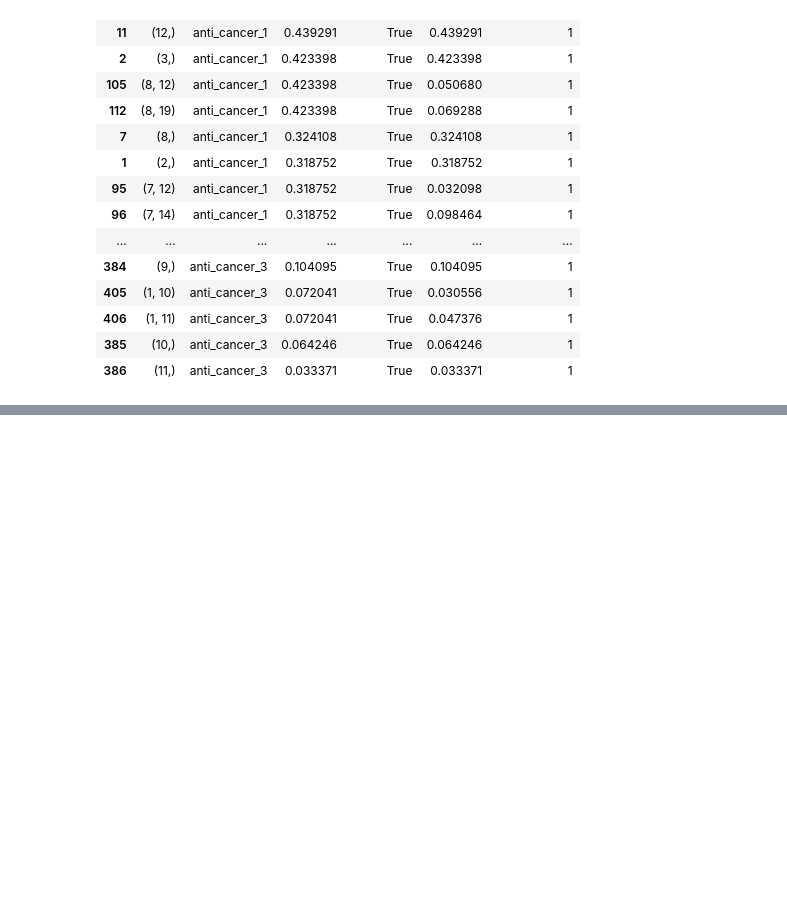
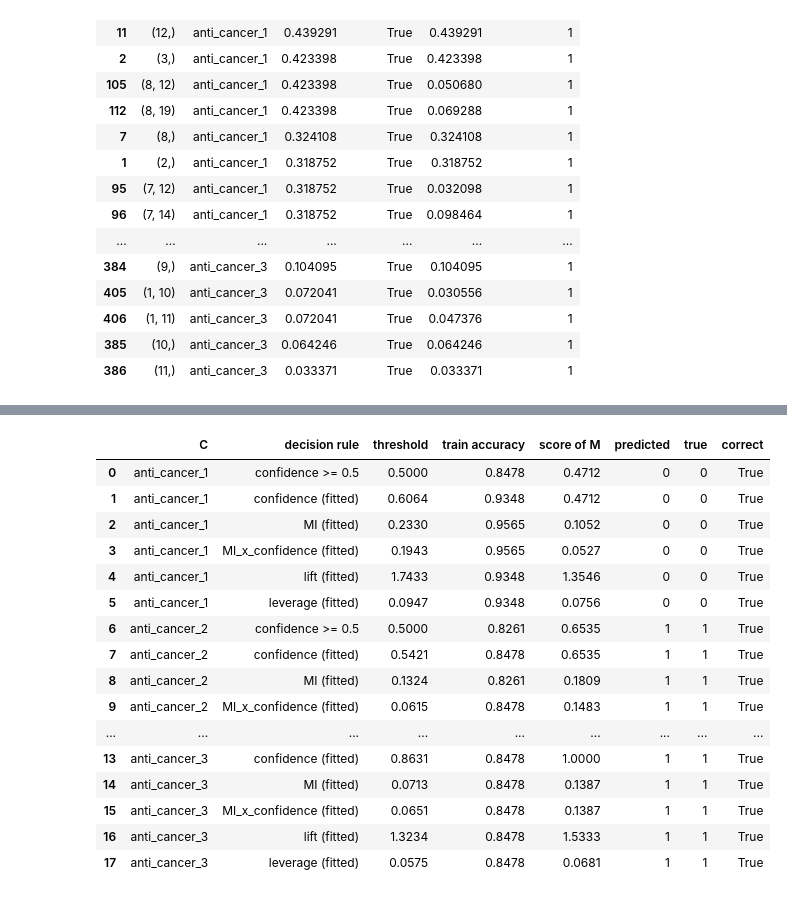
Before and after one commit to SMesForoush/DataMiningHomework4, a Jupyter notebook: homework4.ipynb, the cells around one changed output, grey strips where cells are left out. Cells and saved outputs as stored; diff of their text form; code cells hidden in the pictures; blank space fills up the shorter version.

```diff
--- a/homework4.ipynb
+++ b/homework4.ipynb
@@ -320,3 +320,10 @@ representative_rules
 | 406 | (1, 11) | anti_cancer_3 | 0.072041 | True | 0.047376 | 1 |
 | 385 | (10,) | anti_cancer_3 | 0.064246 | True | 0.064246 | 1 |
 | 386 | (11,) | anti_cancer_3 | 0.033371 | True | 0.033371 | 1 |
+# %%
+test_name = f"mol{test.index[0]}"
+test_molecule = Chem.MolFromSmiles(test["SMILES"].values[0].strip())
+fragments_in_M = {fragment_id for fragment_id, query in fragment_queries.items() if contains_fragment(test_molecule, query)}
+
+print("M =", test_name, test["SMILES"].values[0])
+fragment_table[fragment_table["id"].isin(fragments_in_M)][["id", "description", "s_abs"]]
@@ -322,0 +380,8 @@ representative_rules
+# %%
+def group_scores(rules):
+    scores = rules.groupby("C")[MEASURES].mean().reindex(ACTIVITY_LABELS)
+    scores.insert(0, "n_rules", rules.groupby("C").size().reindex(ACTIVITY_LABELS, fill_value=0))
+    return scores
+
+scores_M = group_scores(rules_for_M)
+scores_M
@@ -322,0 +394,64 @@ representative_rules
+# %%
+fragments_in_train_molecule = {
+    name: {X[0] for X, names in molecules_subgraphs_appearance.items() if len(X) == 1 and name in names}
+    for name in train["name"]
+}
+
+train_scores = pd.concat(
+    {name: group_scores(rules_matching(fragments)) for name, fragments in fragments_in_train_molecule.items()},
+    names=["name", "C"],
+).reset_index()
+train_scores["true"] = [
+    int(train.loc[train["name"] == name, label].iloc[0])
+    for name, label in zip(train_scores["name"], train_scores["C"])
+]
+
+def fit_threshold(scores, truth):
+    """Threshold t (predict active iff score >= t) with the best accuracy; a missing score counts as inactive."""
+    scores = np.nan_to_num(scores, nan=-np.inf)
+    values = np.unique(scores[np.isfinite(scores)])
+    candidates = np.concatenate([[values[0] - 1e-9], (values[:-1] + values[1:]) / 2, [values[-1] + 1e-9]])
+    accuracies = [((scores >= t).astype(int) == truth).mean() for t in candidates]
+    best = int(np.argmax(accuracies))
+    return candidates[best], accuracies[best]
+
+def predict(score, threshold):
+    return int(not np.isnan(score) and score >= threshold)
+
+prediction_rows = []
+for label in ACTIVITY_LABELS:
+    label_scores = train_scores[train_scores["C"] == label]
+    true_M = int(test[label].iloc[0])
+
+    fixed_train_accuracy = (label_scores["confidence"].fillna(0).ge(0.5).astype(int) == label_scores["true"]).mean()
+    prediction_rows.append((label, "confidence >= 0.5", 0.5, fixed_train_accuracy,
+                            scores_M.loc[label, "confidence"], predict(scores_M.loc[label, "confidence"], 0.5), true_M))
+
+    for measure in MEASURES:
+        threshold, train_accuracy = fit_threshold(label_scores[measure].to_numpy(), label_scores["true"].to_numpy())
+        score = scores_M.loc[label, measure]
+        prediction_rows.append((label, f"{measure} (fitted)", threshold, train_accuracy, score, predict(score, threshold), true_M))
+
+predictions = pd.DataFrame(
+    prediction_rows, columns=["C", "decision rule", "threshold", "train accuracy", "score of M", "predicted", "true"]
+)
+predictions["correct"] = predictions["predicted"] == predictions["true"]
+predictions.round(4)
+# %% [output]
+|  | C | decision rule | threshold | train accuracy | score of M | predicted | true | correct |
+| 0 | anti_cancer_1 | confidence >= 0.5 | 0.5000 | 0.8478 | 0.4712 | 0 | 0 | True |
+| 1 | anti_cancer_1 | confidence (fitted) | 0.6064 | 0.9348 | 0.4712 | 0 | 0 | True |
+| 2 | anti_cancer_1 | MI (fitted) | 0.2330 | 0.9565 | 0.1052 | 0 | 0 | True |
+| 3 | anti_cancer_1 | MI_x_confidence (fitted) | 0.1943 | 0.9565 | 0.0527 | 0 | 0 | True |
+| 4 | anti_cancer_1 | lift (fitted) | 1.7433 | 0.9348 | 1.3546 | 0 | 0 | True |
+| 5 | anti_cancer_1 | leverage (fitted) | 0.0947 | 0.9348 | 0.0756 | 0 | 0 | True |
+| 6 | anti_cancer_2 | confidence >= 0.5 | 0.5000 | 0.8261 | 0.6535 | 1 | 1 | True |
+| 7 | anti_cancer_2 | confidence (fitted) | 0.5421 | 0.8478 | 0.6535 | 1 | 1 | True |
+| 8 | anti_cancer_2 | MI (fitted) | 0.1324 | 0.8261 | 0.1809 | 1 | 1 | True |
+| 9 | anti_cancer_2 | MI_x_confidence (fitted) | 0.0615 | 0.8478 | 0.1483 | 1 | 1 | True |
+| ... | ... | ... | ... | ... | ... | ... | ... | ... |
+| 13 | anti_cancer_3 | confidence (fitted) | 0.8631 | 0.8478 | 1.0000 | 1 | 1 | True |
+| 14 | anti_cancer_3 | MI (fitted) | 0.0713 | 0.8478 | 0.1387 | 1 | 1 | True |
+| 15 | anti_cancer_3 | MI_x_confidence (fitted) | 0.0651 | 0.8478 | 0.1387 | 1 | 1 | True |
+| 16 | anti_cancer_3 | lift (fitted) | 1.3234 | 0.8478 | 1.5333 | 1 | 1 | True |
+| 17 | anti_cancer_3 | leverage (fitted) | 0.0575 | 0.8478 | 0.0681 | 1 | 1 | True |
```
Also changed, not shown: parts of 5 cells of this notebook.
